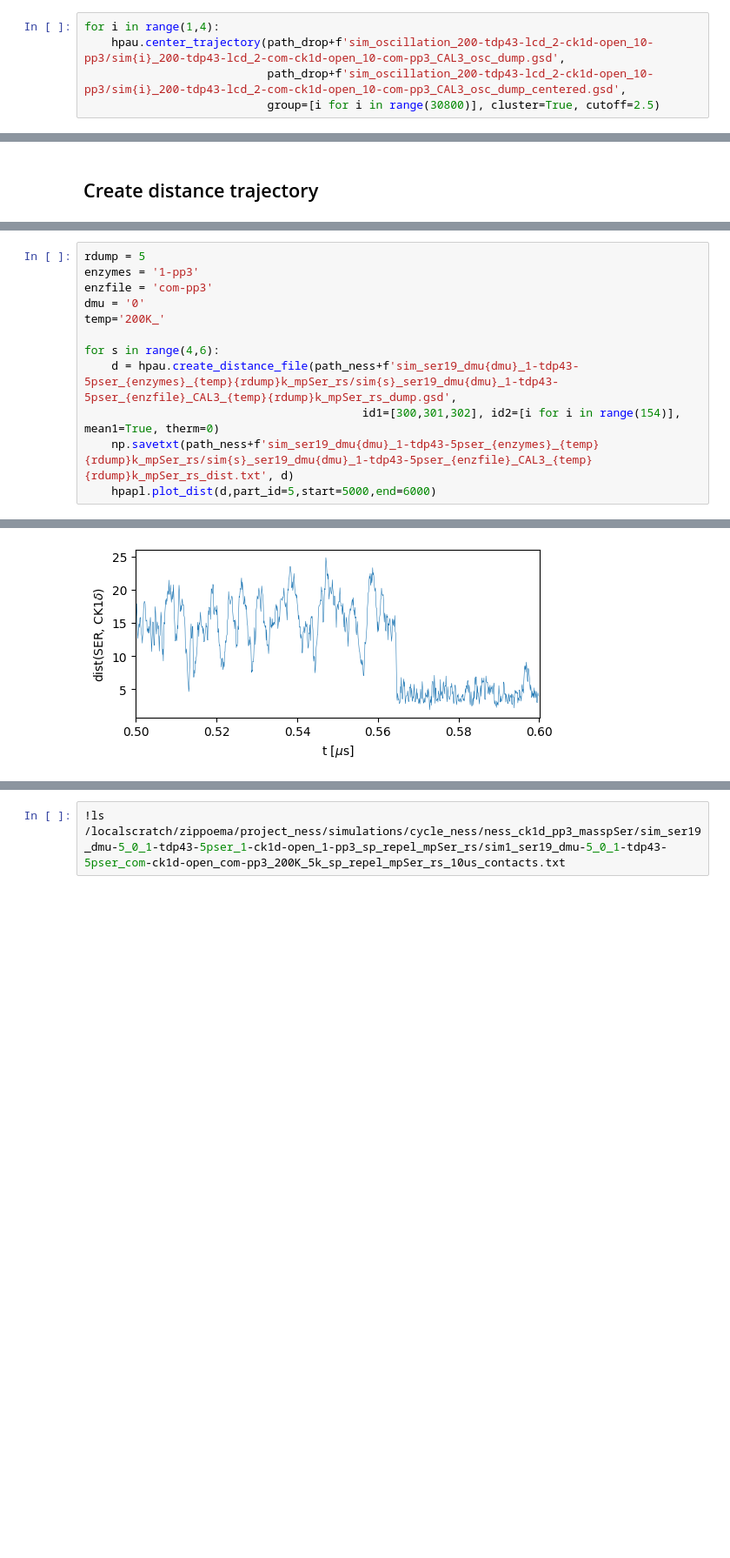
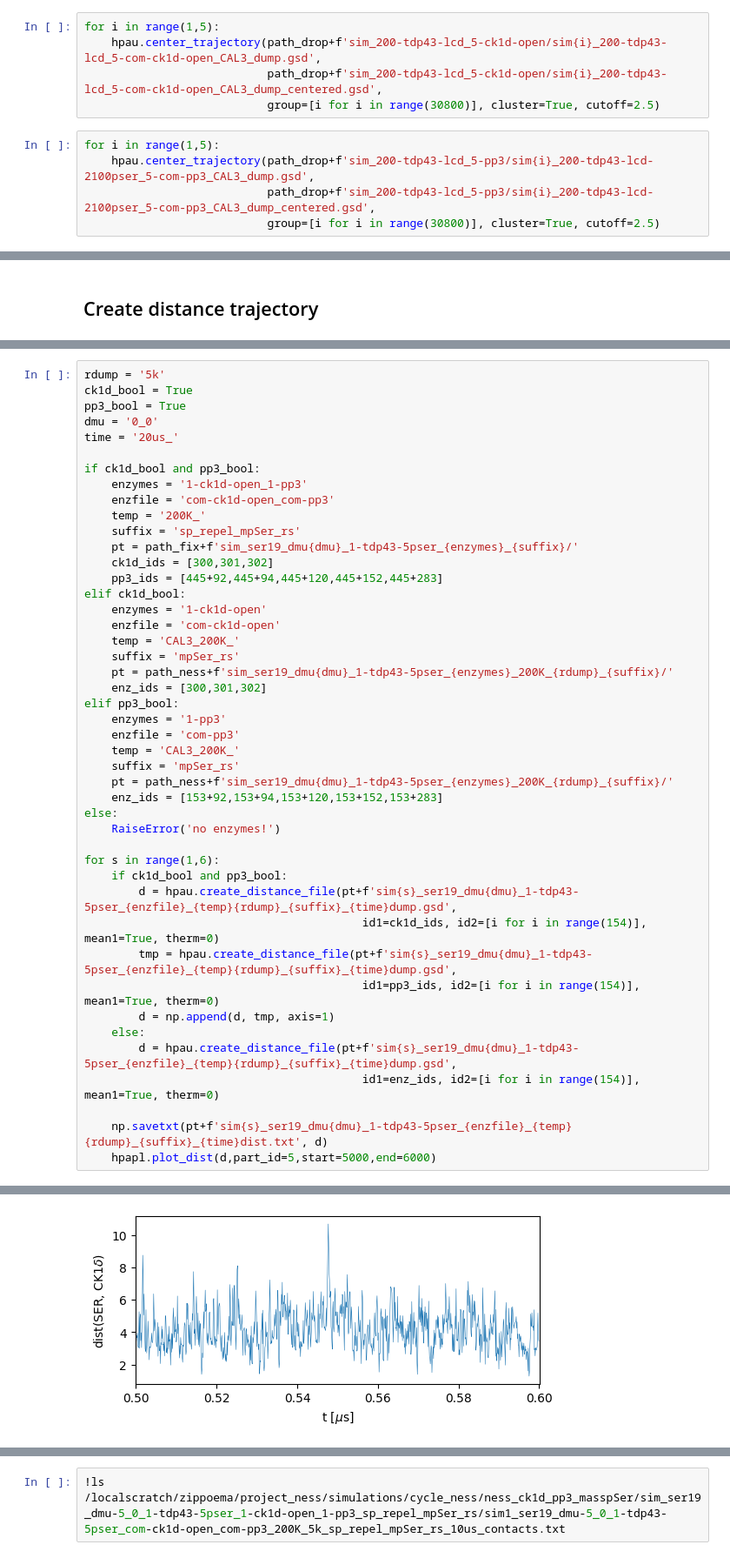
Before and after one commit to ezippo/HPA, a Jupyter notebook: process_traj.ipynb, the cells around one changed output, grey strips where cells are left out. Shown at 87% size. Saved outputs shown, nothing was run; the diff lists cells and outputs as text; blank space fills up the shorter version.

```diff
--- a/process_traj.ipynb
+++ b/process_traj.ipynb
@@ -36,8 +48,13 @@ hpau.center_trajectory_z(path_struct+'sim_eq_slab_400-tdp43-lcd_5-ck1d-open/sim_
 # %%
-for i in range(1,4):
-    hpau.center_trajectory(path_drop+f'sim_oscillation_200-tdp43-lcd_2-ck1d-open_10-pp3/sim{i}_200-tdp43-lcd_2-com-ck1d-open_10-com-pp3_CAL3_osc_dump.gsd',
-                           path_drop+f'sim_oscillation_200-tdp43-lcd_2-ck1d-open_10-pp3/sim{i}_200-tdp43-lcd_2-com-ck1d-open_10-com-pp3_CAL3_osc_dump_centered.gsd',
+for i in range(1,5):
+    hpau.center_trajectory(path_drop+f'sim_200-tdp43-lcd_5-ck1d-open/sim{i}_200-tdp43-lcd_5-com-ck1d-open_CAL3_dump.gsd',
+                           path_drop+f'sim_200-tdp43-lcd_5-ck1d-open/sim{i}_200-tdp43-lcd_5-com-ck1d-open_CAL3_dump_centered.gsd',
                            group=[i for i in range(30800)], cluster=True, cutoff=2.5)
+# %%
+for i in range(1,5):
+    hpau.center_trajectory(path_drop+f'sim_200-tdp43-lcd_5-pp3/sim{i}_200-tdp43-lcd-2100pser_5-com-pp3_CAL3_dump.gsd',
+                           path_drop+f'sim_200-tdp43-lcd_5-pp3/sim{i}_200-tdp43-lcd-2100pser_5-com-pp3_CAL3_dump_centered.gsd',
+                           group=[i for i in range(30800)], cluster=True, cutoff=2.5)
 # %% [markdown]
 ### Unwrap trajectory
 # %%
@@ -123,13 +144,46 @@ for i in [2500]:
 # %%
-rdump = 5
-enzymes = '1-pp3'
-enzfile = 'com-pp3'
-dmu = '0'
-temp='200K_'
+rdump = '5k'
+ck1d_bool = True
+pp3_bool = True
+dmu = '0_0'
+time = '20us_'
 
-for s in range(4,6):
-    d = hpau.create_distance_file(path_ness+f'sim_ser19_dmu{dmu}_1-tdp43-5pser_{enzymes}_{temp}{rdump}k_mpSer_rs/sim{s}_ser19_dmu{dmu}_1-tdp43-5pser_{enzfile}_CAL3_{temp}{rdump}k_mpSer_rs_dump.gsd',
-                                         id1=[300,301,302], id2=[i for i in range(154)], mean1=True, therm=0)
-    np.savetxt(path_ness+f'sim_ser19_dmu{dmu}_1-tdp43-5pser_{enzymes}_{temp}{rdump}k_mpSer_rs/sim{s}_ser19_dmu{dmu}_1-tdp43-5pser_{enzfile}_CAL3_{temp}{rdump}k_mpSer_rs_dist.txt', d)
+if ck1d_bool and pp3_bool:
+    enzymes = '1-ck1d-open_1-pp3'
+    enzfile = 'com-ck1d-open_com-pp3'
+    temp = '200K_'
+    suffix = 'sp_repel_mpSer_rs'
+    pt = path_fix+f'sim_ser19_dmu{dmu}_1-tdp43-5pser_{enzymes}_{suffix}/'
+    ck1d_ids = [300,301,302]
+    pp3_ids = [445+92,445+94,445+120,445+152,445+283]
+elif ck1d_bool:
+    enzymes = '1-ck1d-open'
+    enzfile = 'com-ck1d-open'
+    temp = 'CAL3_200K_'
+    suffix = 'mpSer_rs'
+    pt = path_ness+f'sim_ser19_dmu{dmu}_1-tdp43-5pser_{enzymes}_200K_{rdump}_{suffix}/'
+    enz_ids = [300,301,302]
+elif pp3_bool:
+    enzymes = '1-pp3'
+    enzfile = 'com-pp3'
+    temp = 'CAL3_200K_'
+    suffix = 'mpSer_rs'
+    pt = path_ness+f'sim_ser19_dmu{dmu}_1-tdp43-5pser_{enzymes}_200K_{rdump}_{suffix}/'
+    enz_ids = [153+92,153+94,153+120,153+152,153+283]
+else:
+    RaiseError('no enzymes!')
+
+for s in range(1,6):
+    if ck1d_bool and pp3_bool:
+        d = hpau.create_distance_file(pt+f'sim{s}_ser19_dmu{dmu}_1-tdp43-5pser_{enzfile}_{temp}{rdump}_{suffix}_{time}dump.gsd',
+                                         id1=ck1d_ids, id2=[i for i in range(154)], mean1=True, therm=0)
+        tmp = hpau.create_distance_file(pt+f'sim{s}_ser19_dmu{dmu}_1-tdp43-5pser_{enzfile}_{temp}{rdump}_{suffix}_{time}dump.gsd',
+                                         id1=pp3_ids, id2=[i for i in range(154)], mean1=True, therm=0)
+        d = np.append(d, tmp, axis=1)
+    else:
+        d = hpau.create_distance_file(pt+f'sim{s}_ser19_dmu{dmu}_1-tdp43-5pser_{enzfile}_{temp}{rdump}_{suffix}_{time}dump.gsd',
+                                         id1=enz_ids, id2=[i for i in range(154)], mean1=True, therm=0)
+
+    np.savetxt(pt+f'sim{s}_ser19_dmu{dmu}_1-tdp43-5pser_{enzfile}_{temp}{rdump}_{suffix}_{time}dist.txt', d)
     hpapl.plot_dist(d,part_id=5,start=5000,end=6000)
 # %% [output]
@@ -137 +191 @@ for s in range(4,6):
-[figure, old version]
+[figure, new version]
```
Also changed, not shown: parts of 5 cells of this notebook, 4 other files.
